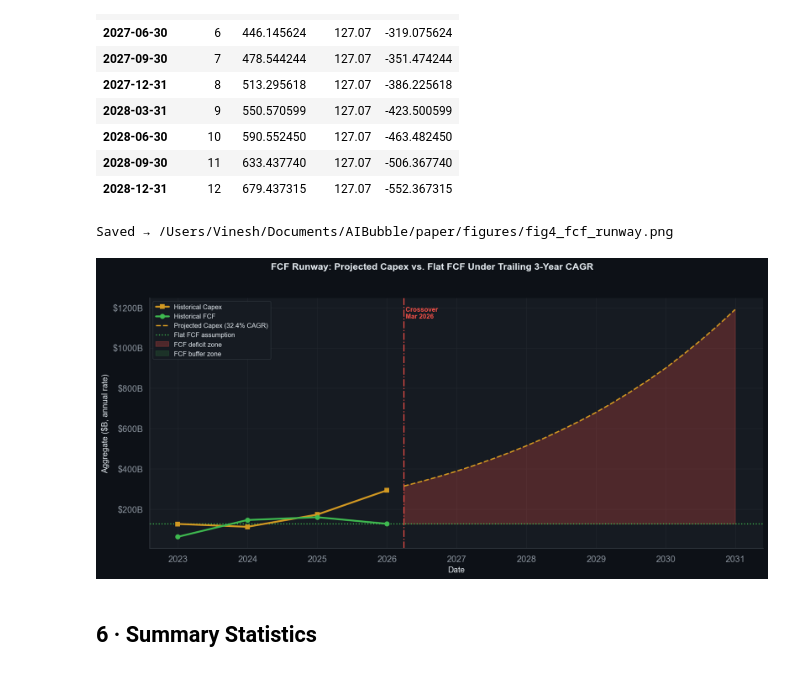
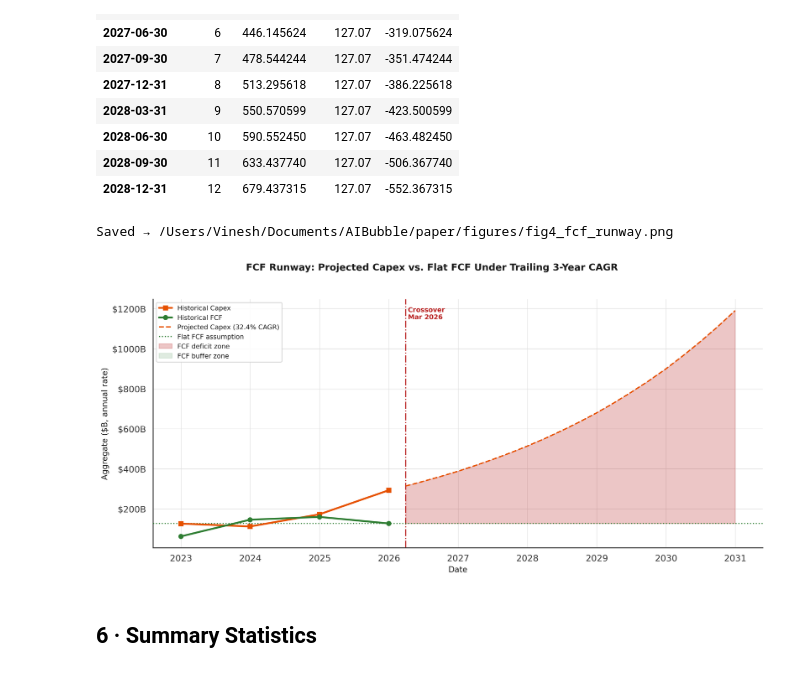
Before and after one commit to VineshRanga/Is-AIBubble, a Jupyter notebook: notebooks/module1_catalyst/02_eda_capex_monetization_gap.ipynb, the cells around one changed output. Cells and saved outputs as stored; diff of their text form; code cells hidden in the pictures.

```diff
--- a/notebooks/module1_catalyst/02_eda_capex_monetization_gap.ipynb
+++ b/notebooks/module1_catalyst/02_eda_capex_monetization_gap.ipynb
@@ -524,30 +512,30 @@ Latest annual aggregate:
 fig, ax = plt.subplots(figsize=(13, 6))
 fig.suptitle(
     "FCF Runway: Projected Capex vs. Flat FCF Under Trailing 3-Year CAGR",
-    fontsize=13, fontweight="bold", y=1.02, color="#e6edf3"
+    fontsize=13, fontweight="bold", y=1.02, color="#1a1a1a"
 )
 
 # Historical anchor (last 4 annual points)
 ax.plot(
     last_4.index, last_4["capex"],
-    color="#d29922", linewidth=2.5, marker="s", markersize=6,
+    color="#E65100", linewidth=2.5, marker="s", markersize=6,
     label="Historical Capex", zorder=5
 )
 ax.plot(
     last_4.index, last_4["fcf"],
-    color="#3fb950", linewidth=2.5, marker="o", markersize=6,
+    color="#2E7D32", linewidth=2.5, marker="o", markersize=6,
     label="Historical FCF", zorder=5
 )
 
 # Projections
 ax.plot(
     proj.index, proj["proj_capex_B"],
-    color="#d29922", linewidth=1.8, linestyle="--",
+    color="#E65100", linewidth=1.8, linestyle="--",
     label=f"Projected Capex ({capex_cagr*100:.1f}% CAGR)", zorder=4
 )
 ax.axhline(
     fcf_current,
-    color="#3fb950", linewidth=1.5, linestyle=":",
+    color="#2E7D32", linewidth=1.5, linestyle=":",
     label="Flat FCF assumption", zorder=4
 )
 
@@ -558,40 +546,40 @@ ax.fill_between(
     proj["flat_fcf_B"],
     proj["proj_capex_B"],
     where=proj["proj_capex_B"] >= proj["flat_fcf_B"],
-    color="#f85149", alpha=0.25, label="FCF deficit zone"
+    color="#B71C1C", alpha=0.25, label="FCF deficit zone"
 )
 ax.fill_between(
     all_dates,
     proj["flat_fcf_B"],
     proj["proj_capex_B"],
     where=proj["proj_capex_B"] < proj["flat_fcf_B"],
-    color="#3fb950", alpha=0.15, label="FCF buffer zone"
+    color="#2E7D32", alpha=0.15, label="FCF buffer zone"
 )
 
 if quarters_to_crossover:
     cross_date = proj.index[quarters_to_crossover - 1]
-    ax.axvline(cross_date, color="#f85149", linewidth=1.5, linestyle="-.", alpha=0.9)
+    ax.axvline(cross_date, color="#B71C1C", linewidth=1.5, linestyle="-.", alpha=0.9)
     ax.text(
         cross_date, ax.get_ylim()[1] * 0.92,
         f" Crossover\n {cross_date.strftime('%b %Y')}",
-        color="#f85149", fontsize=9, fontweight="bold"
+        color="#B71C1C", fontsize=9, fontweight="bold"
     )
 
 ax.set_ylabel("Aggregate ($B, annual rate)", fontsize=11)
 ax.set_xlabel("Date", fontsize=11)
 ax.yaxis.set_major_formatter(mticker.FuncFormatter(lambda x, _: f"${x:.0f}B"))
 ax.legend(fontsize=9, loc="upper left")
 for spine in ["top", "right"]:
     ax.spines[spine].set_visible(False)
 
 plt.tight_layout()
 out_path = FIGURES_DIR / "fig4_fcf_runway.png"
-plt.savefig(out_path, dpi=150, bbox_inches="tight", facecolor=fig.get_facecolor())
+plt.savefig(out_path, dpi=150, bbox_inches="tight", facecolor="white")
 print(f"Saved → {out_path}")
 plt.show()
 # %% [output]
 Saved → /Users/Vinesh/Documents/AIBubble/paper/figures/fig4_fcf_runway.png
-[figure, old version]
+[figure, new version]
 # %% [markdown]
 ## 6 · Summary Statistics
 # %%
```
Also changed, not shown: parts of 4 cells of this notebook, 9 other files.
